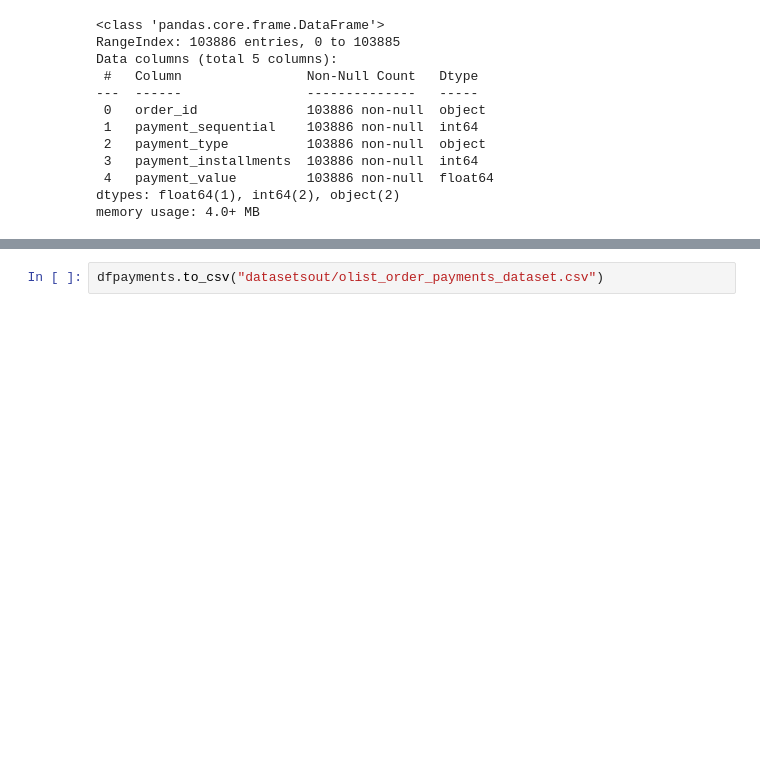
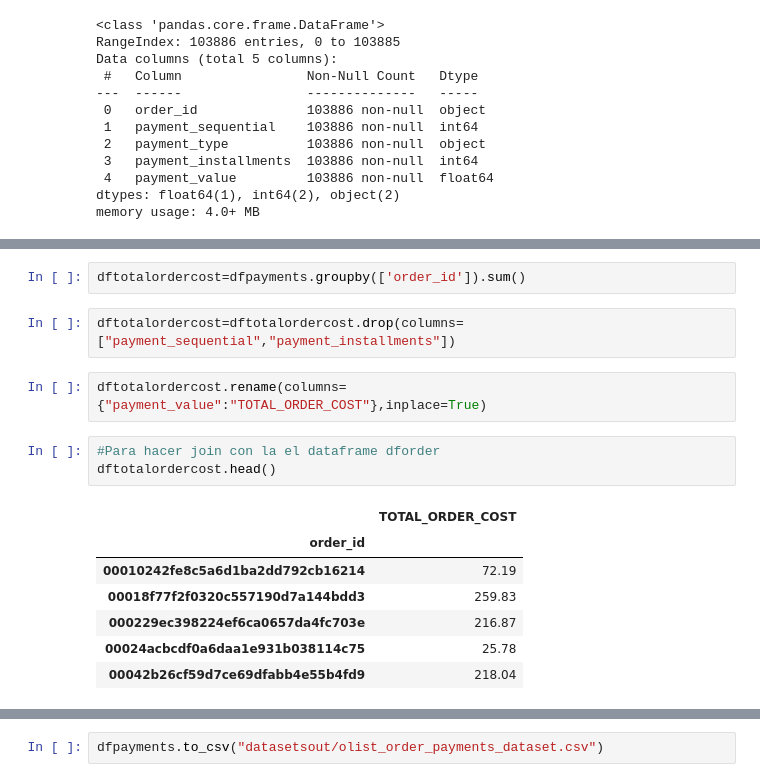
Before and after one commit to MelinaRG/Proyecto-Final-DATA, a Jupyter notebook: ETL.ipynb, the cells around one changed output, grey strips where cells are left out. Saved outputs shown, nothing was run; the diff lists cells and outputs as text; blank space fills up the shorter version.

```diff
--- a/ETL.ipynb
+++ b/ETL.ipynb
@@ -293 +305,18 @@ merged_inner = pd.merge(left=dfitems,right=dfpayments, left_on='order_id', right
+# %%
+dftotalordercost=dfpayments.groupby(['order_id']).sum()
+# %%
+dftotalordercost=dftotalordercost.drop(columns=["payment_sequential","payment_installments"])
+# %%
+dftotalordercost.rename(columns={"payment_value":"TOTAL_ORDER_COST"},inplace=True)
+# %%
+#Para hacer join con la el dataframe dforder
+dftotalordercost.head()
+# %% [output]
+|  | TOTAL_ORDER_COST |
+| order_id |  |
+| 00010242fe8c5a6d1ba2dd792cb16214 | 72.19 |
+| 00018f77f2f0320c557190d7a144bdd3 | 259.83 |
+| 000229ec398224ef6ca0657da4fc703e | 216.87 |
+| 00024acbcdf0a6daa1e931b038114c75 | 25.78 |
+| 00042b26cf59d7ce69dfabb4e55b4fd9 | 218.04 |
 # %%
```
Also changed, not shown: parts of 33 cells of this notebook, 2 other files.
